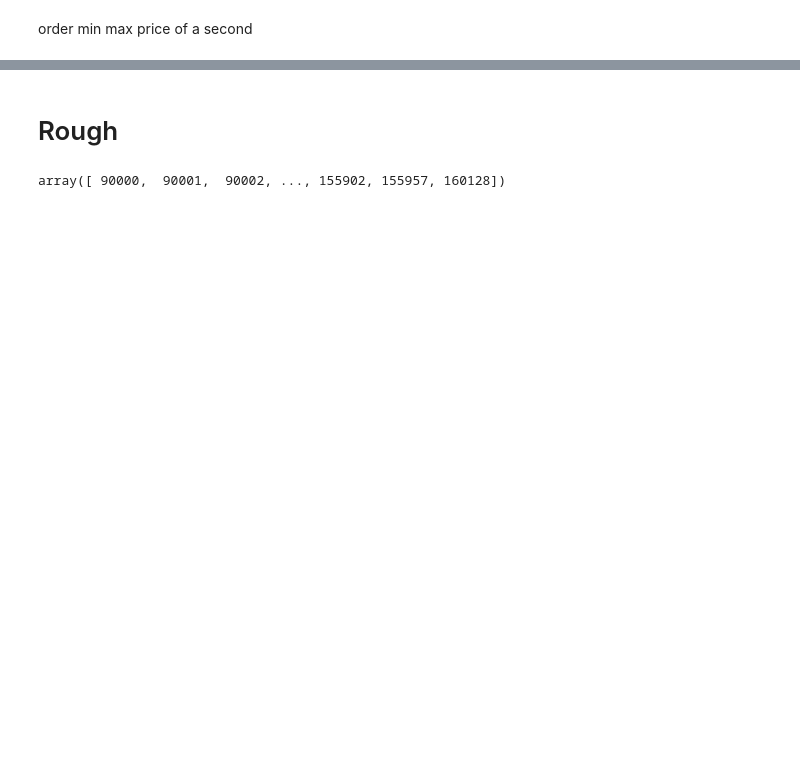
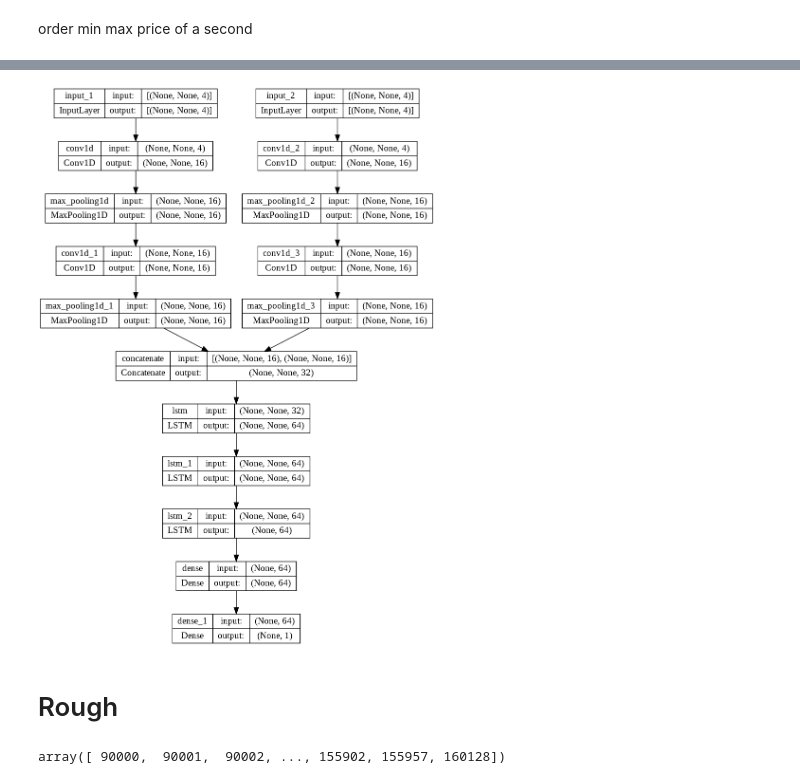
Before and after one commit to prakhar-chaurasiya/final_project_nism, a Jupyter notebook: order_data.ipynb, the cells around one changed output, grey strips where cells are left out. Saved outputs shown, nothing was run; the diff lists cells and outputs as text; code cells hidden in the pictures; blank space fills up the shorter version.

```diff
--- a/order_data.ipynb
+++ b/order_data.ipynb
@@ -82,0 +337,25 @@ array([[ 90000,  27170,  31790,  27100,  28400],
+# %%
+inputA = Input(shape=(None, 4))
+inputB = Input(shape=(None, 4))
+
+buy = Conv1D(16, 3, activation="relu")(inputA)
+buy = MaxPooling1D(pool_size=2)(buy)
+buy = Conv1D(16, 3, activation="relu")(buy)
+buy = MaxPooling1D(pool_size=2)(buy)
+buy = Model(inputs=inputA, outputs=buy)
+
+sell = Conv1D(16, 3, activation="relu")(inputB)
+sell = MaxPooling1D(pool_size=2)(sell)
+sell = Conv1D(16, 3, activation="relu")(sell)
+sell = MaxPooling1D(pool_size=2)(sell)
+sell = Model(inputs=inputB, outputs=sell)
+
+combined = concatenate([buy.output, sell.output])
+
+final = LSTM(64, return_sequences=True)(combined)
+final = LSTM(64, return_sequences=True)(final)
+final = LSTM(64, return_sequences=False)(final)
+final = Dense(64, activation=tf.keras.activations.tanh)(final)
+final = Dense(1, activation="linear")(final)
+
+model = Model(inputs=[buy.input, sell.input], outputs=final)
@@ -82,0 +382,4 @@ array([[ 90000,  27170,  31790,  27100,  28400],
+# %%
+keras.utils.plot_model(model, "multi_input_and_output_model.png", show_shapes=True)
+# %% [output]
+[figure, added]
```
Also changed, not shown: parts of 38 cells of this notebook.
